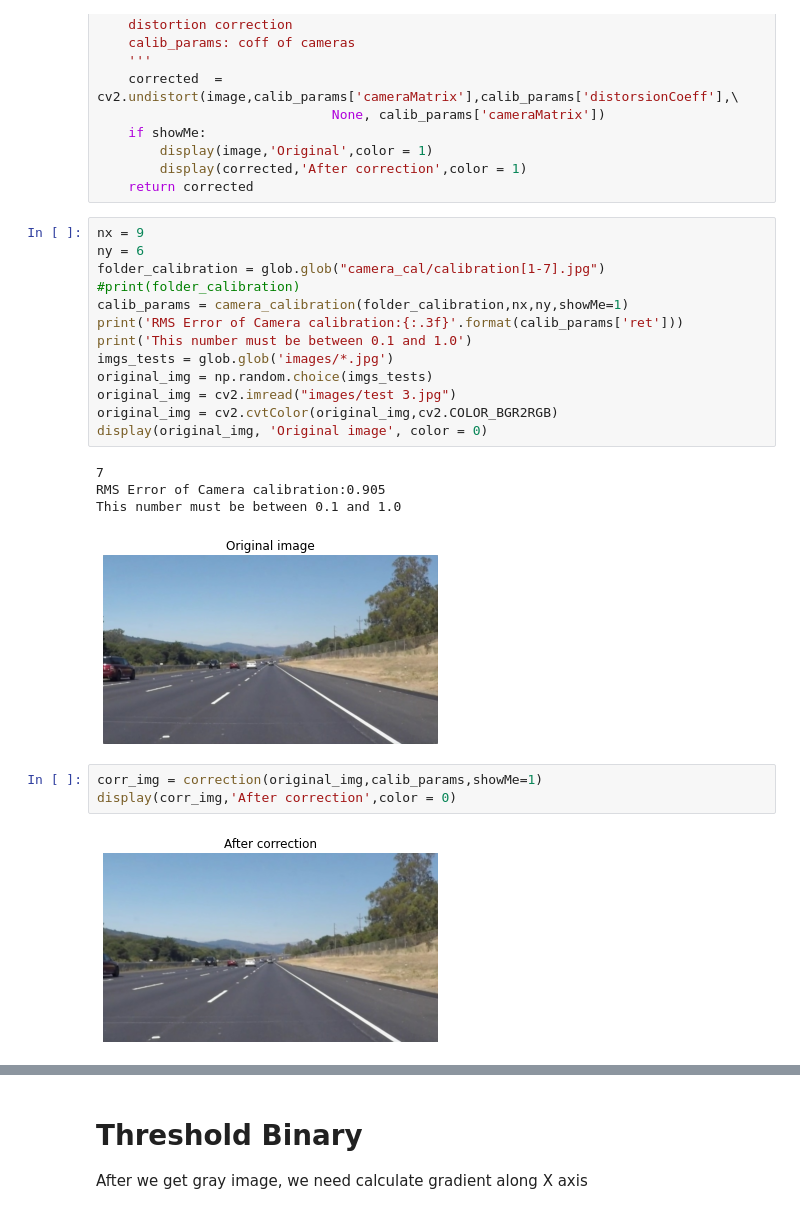
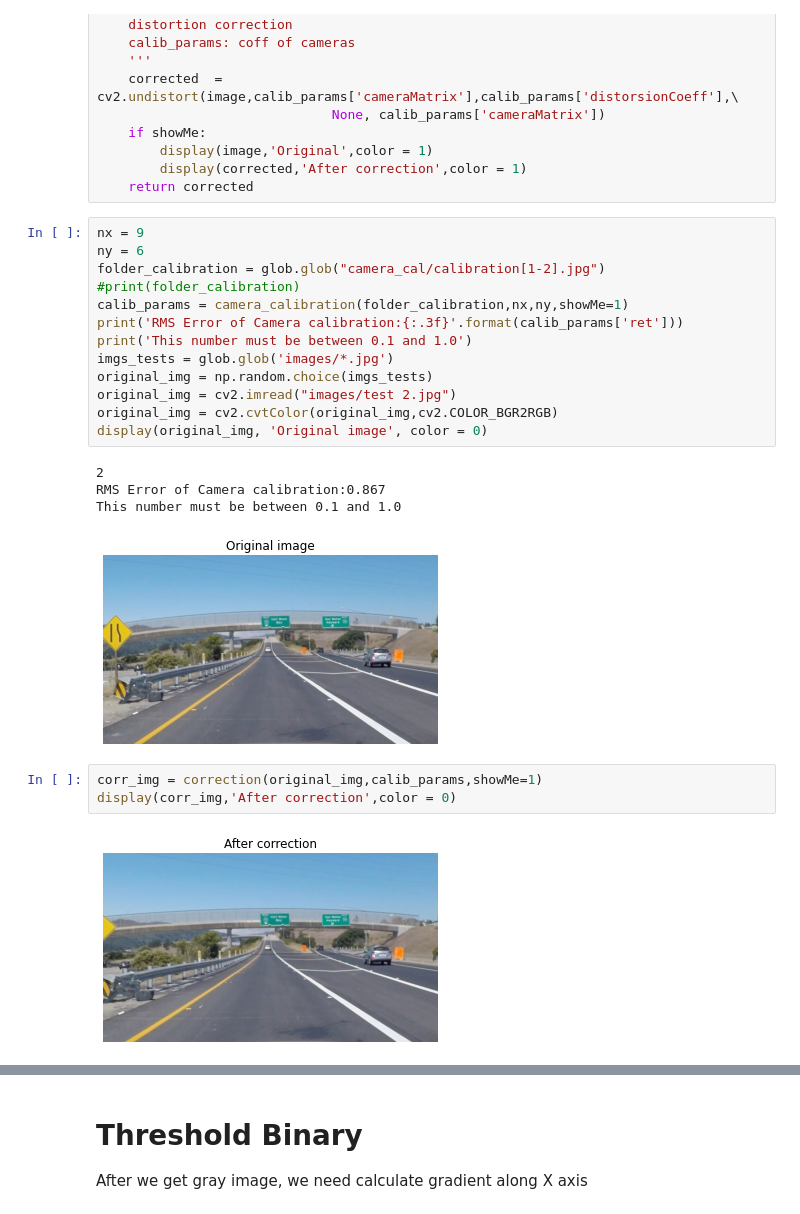
Before and after one commit to garychian/SDE-Project_1-Finding_Lane_on_the_road, a Jupyter notebook: Project 1_Advanced_lane_finding.ipynb, the cells around one changed output, grey strips where cells are left out. Cells and saved outputs as stored; diff of their text form.

```diff
--- a/Project 1_Advanced_lane_finding.ipynb
+++ b/Project 1_Advanced_lane_finding.ipynb
@@ -82,26 +82,26 @@ def correction(image,calib_params,showMe=0):
 # %%
 nx = 9
 ny = 6
-folder_calibration = glob.glob("camera_cal/calibration[1-7].jpg")
+folder_calibration = glob.glob("camera_cal/calibration[1-2].jpg")
 #print(folder_calibration)
 calib_params = camera_calibration(folder_calibration,nx,ny,showMe=1)
 print('RMS Error of Camera calibration:{:.3f}'.format(calib_params['ret']))
 print('This number must be between 0.1 and 1.0')
 imgs_tests = glob.glob('images/*.jpg')
 original_img = np.random.choice(imgs_tests)
-original_img = cv2.imread("images/test 3.jpg")
+original_img = cv2.imread("images/test 2.jpg")
 original_img = cv2.cvtColor(original_img,cv2.COLOR_BGR2RGB)
 display(original_img, 'Original image', color = 0)
 # %% [output]
-7
-RMS Error of Camera calibration:0.905
+2
+RMS Error of Camera calibration:0.867
 This number must be between 0.1 and 1.0
-[figure, old version]
+[figure, new version]
 # %%
 corr_img = correction(original_img,calib_params,showMe=1)
 display(corr_img,'After correction',color = 0)
 # %% [output]
-[figure, old version]
+[figure, new version]
 # %%
 # calib_params is get from white/black chessborad
 gray_ex = cv2.cvtColor(corr_img,cv2.COLOR_RGB2GRAY)
```
Also changed, not shown: parts of 12 cells of this notebook.
